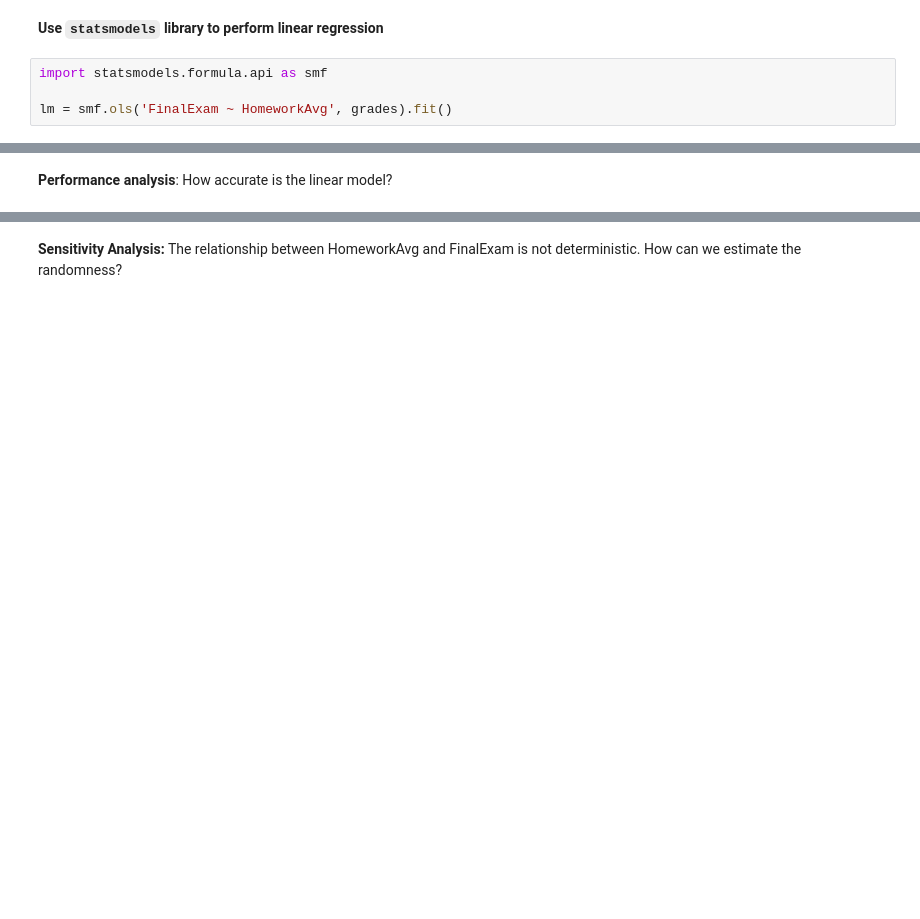
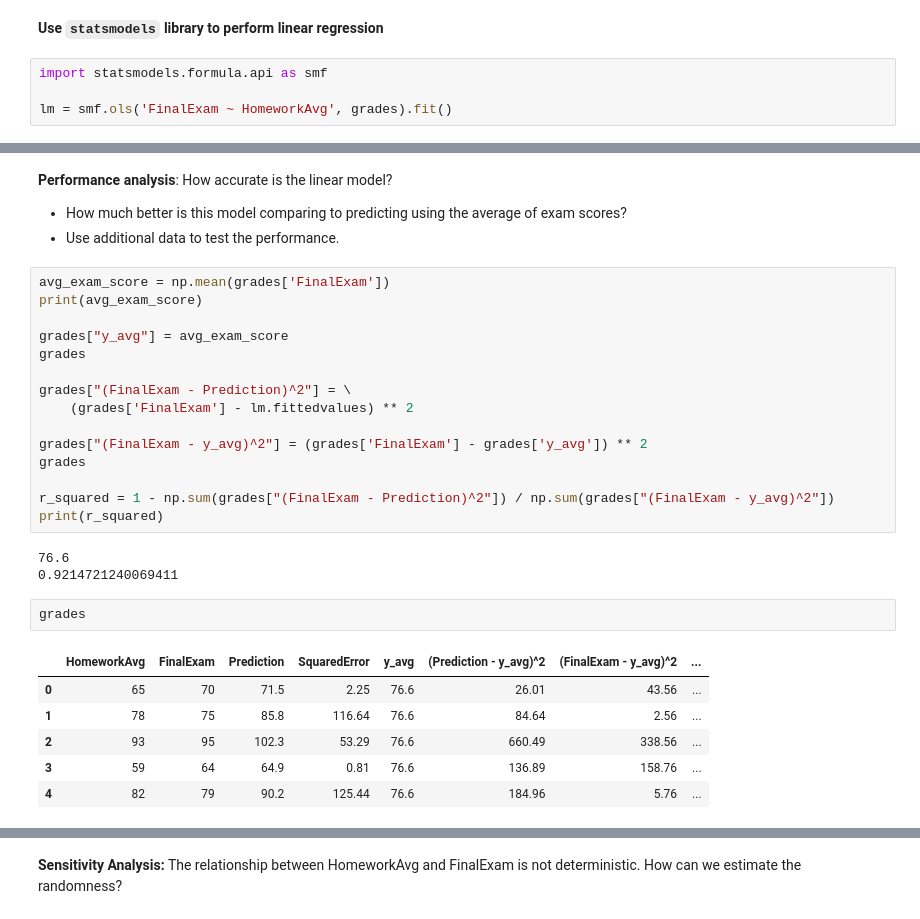
Before and after one commit to LiangZhaoCUNY/Modeling, a Jupyter notebook: Session06_LinearRegression.ipynb, the cells around one changed output, grey strips where cells are left out. Drawn from its saved outputs; the diff is of its cells as text; blank space fills up the shorter version.

```diff
--- a/Session06_LinearRegression.ipynb
+++ b/Session06_LinearRegression.ipynb
@@ -139,2 +193,32 @@ lm.summary()
 # %% [markdown]
 **Performance analysis**: How accurate is the linear model?
+
+- How much better is this model comparing to predicting using the average of exam scores?
+- Use additional data to test the performance.
+# %%
+avg_exam_score = np.mean(grades['FinalExam'])
+print(avg_exam_score)
+
+grades["y_avg"] = avg_exam_score
+grades
+
+grades["(FinalExam - Prediction)^2"] = \
+    (grades['FinalExam'] - lm.fittedvalues) ** 2
+
+grades["(FinalExam - y_avg)^2"] = (grades['FinalExam'] - grades['y_avg']) ** 2
+grades
+
+r_squared = 1 - np.sum(grades["(FinalExam - Prediction)^2"]) / np.sum(grades["(FinalExam - y_avg)^2"])
+print(r_squared)
+# %% [output]
+76.6
+0.9214721240069411
+# %%
+grades
+# %% [output]
+|  | HomeworkAvg | FinalExam | Prediction | SquaredError | y_avg | (Prediction - y_avg)^2 | (FinalExam - y_avg)^2 | ... |
+| 0 | 65 | 70 | 71.5 | 2.25 | 76.6 | 26.01 | 43.56 | ... |
+| 1 | 78 | 75 | 85.8 | 116.64 | 76.6 | 84.64 | 2.56 | ... |
+| 2 | 93 | 95 | 102.3 | 53.29 | 76.6 | 660.49 | 338.56 | ... |
+| 3 | 59 | 64 | 64.9 | 0.81 | 76.6 | 136.89 | 158.76 | ... |
+| 4 | 82 | 79 | 90.2 | 125.44 | 76.6 | 184.96 | 5.76 | ... |
```
Also changed, not shown: parts of 18 cells of this notebook.
